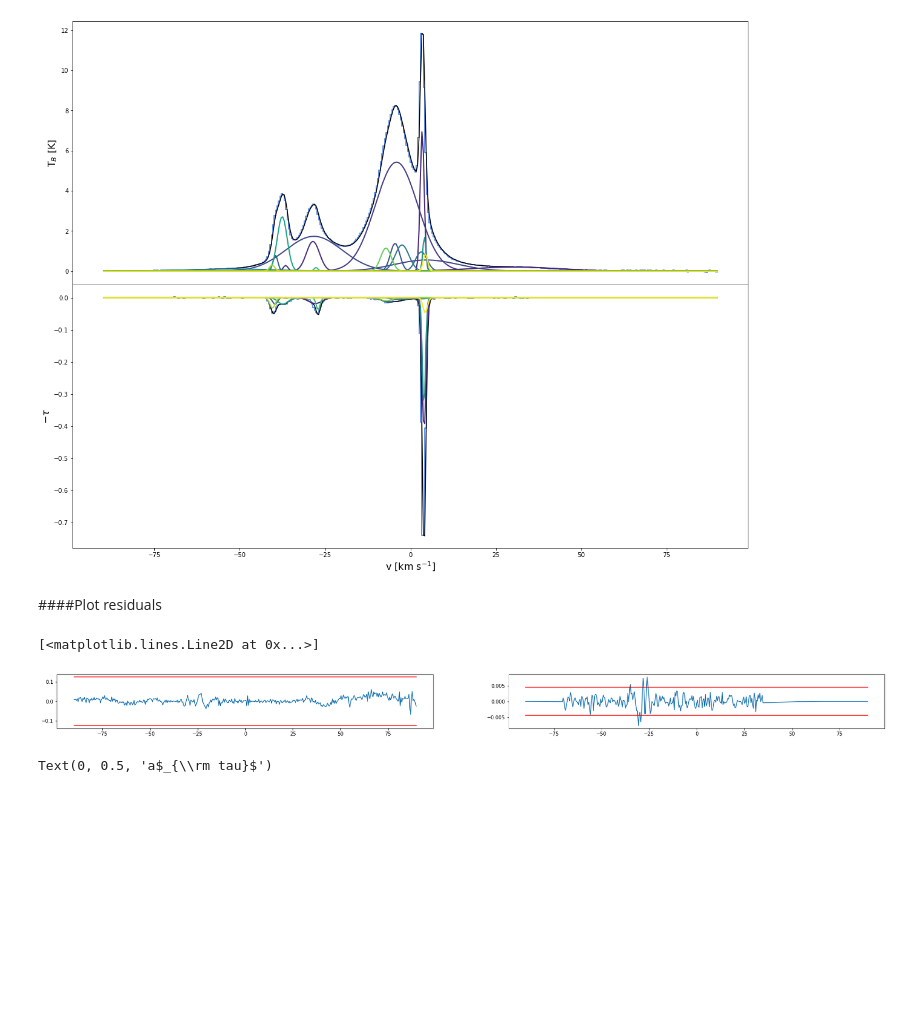
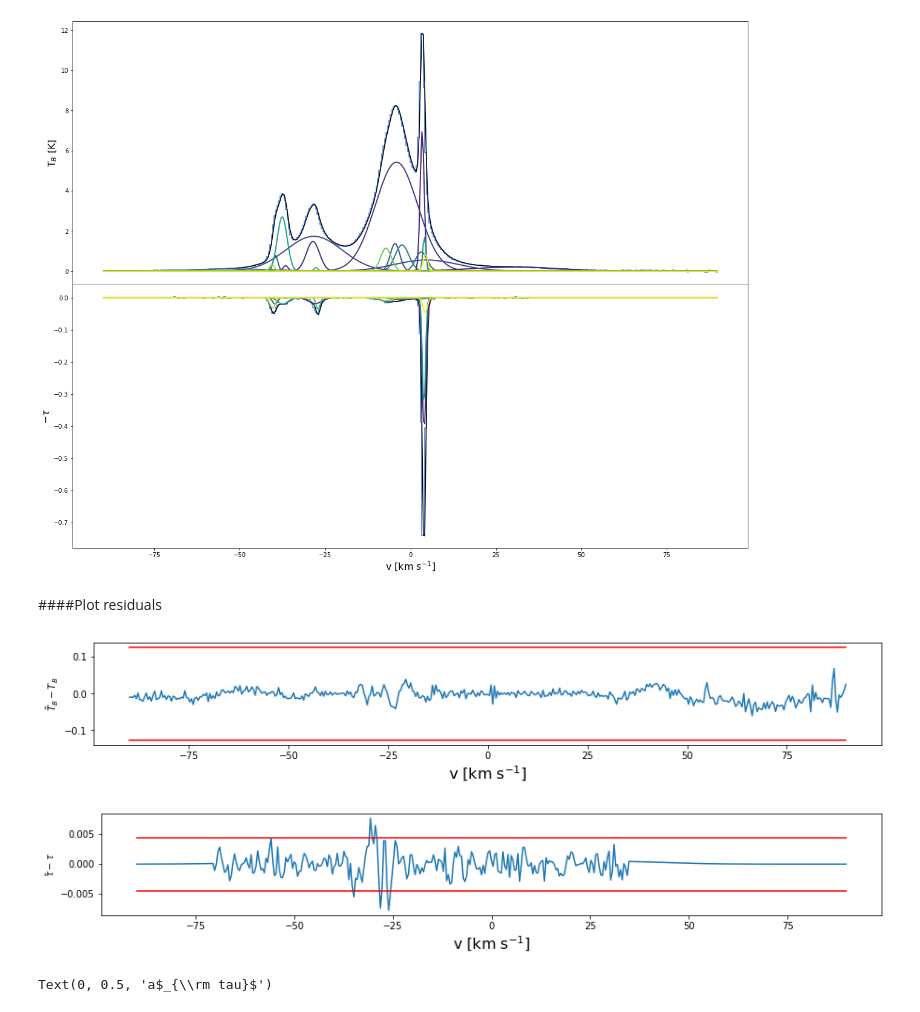
Before and after one commit to antoinemarchal/GASKAP, a Jupyter notebook: GASKAP_absorption.ipynb, the cells around one changed output. Saved outputs shown, nothing was run; the diff lists cells and outputs as text; code cells hidden in the pictures; blank space fills up the shorter version.

```diff
--- a/GASKAP_absorption.ipynb
+++ b/GASKAP_absorption.ipynb
@@ -210,20 +215,31 @@ plt.savefig("result_spectra.png", format='png', bbox_inches='tight',
 # %% [markdown]
 ####Plot residuals
 # %%
-plt.figure(figsize=(30,2))
 vmin=np.min(v); vmax=np.max(v)
 rms_Tb = np.std(Tb[50:100]); rms_tau=np.std(tau[50:100])
-plt.subplot(1,2,1)
-plt.plot(v, Tb - model_cube[:,0])
+
+plt.figure(figsize=(15,2))
+plt.subplot(1,1,1)
+plt.plot(v, model_cube[:,0] - Tb)
 plt.plot([vmin,vmax], [-3.*rms_Tb,-3.*rms_Tb], color="r")
 plt.plot([vmin,vmax], [3.*rms_Tb,3.*rms_Tb], color="r")
-plt.subplot(1,2,2)
-plt.plot(v, tau - model_cube[:,1])
+plt.xlabel(r'v [km s$^{-1}$]', fontsize=16)
+plt.ylabel(r"$\tilde T_B - T_B$")
+plt.savefig("residual_Tb.png", format='png', bbox_inches='tight',
+  pad_inches=0.02)
+
+plt.figure(figsize=(15,2))
+plt.subplot(1,1,1)
+plt.plot(v, model_cube[:,1] - tau)
 plt.plot([vmin,vmax], [-3.*rms_tau,-3.*rms_tau], color="r")
 plt.plot([vmin,vmax], [3.*rms_tau,3.*rms_tau], color="r")
+plt.xlabel(r'v [km s$^{-1}$]', fontsize=16)
+plt.ylabel(r"$\tilde \tau - \tau$")
+plt.savefig("residual_tau.png", format='png', bbox_inches='tight',
+  pad_inches=0.02)
 # %% [output]
-[<matplotlib.lines.Line2D at 0x...>]
-[figure, old version]
+[figure, new version]
+[figure, added]
 # %%
 plt.figure(figsize=(8,6))
 plt.subplot(1,1,1)
```
Also changed, not shown: parts of 1 cell of this notebook.
